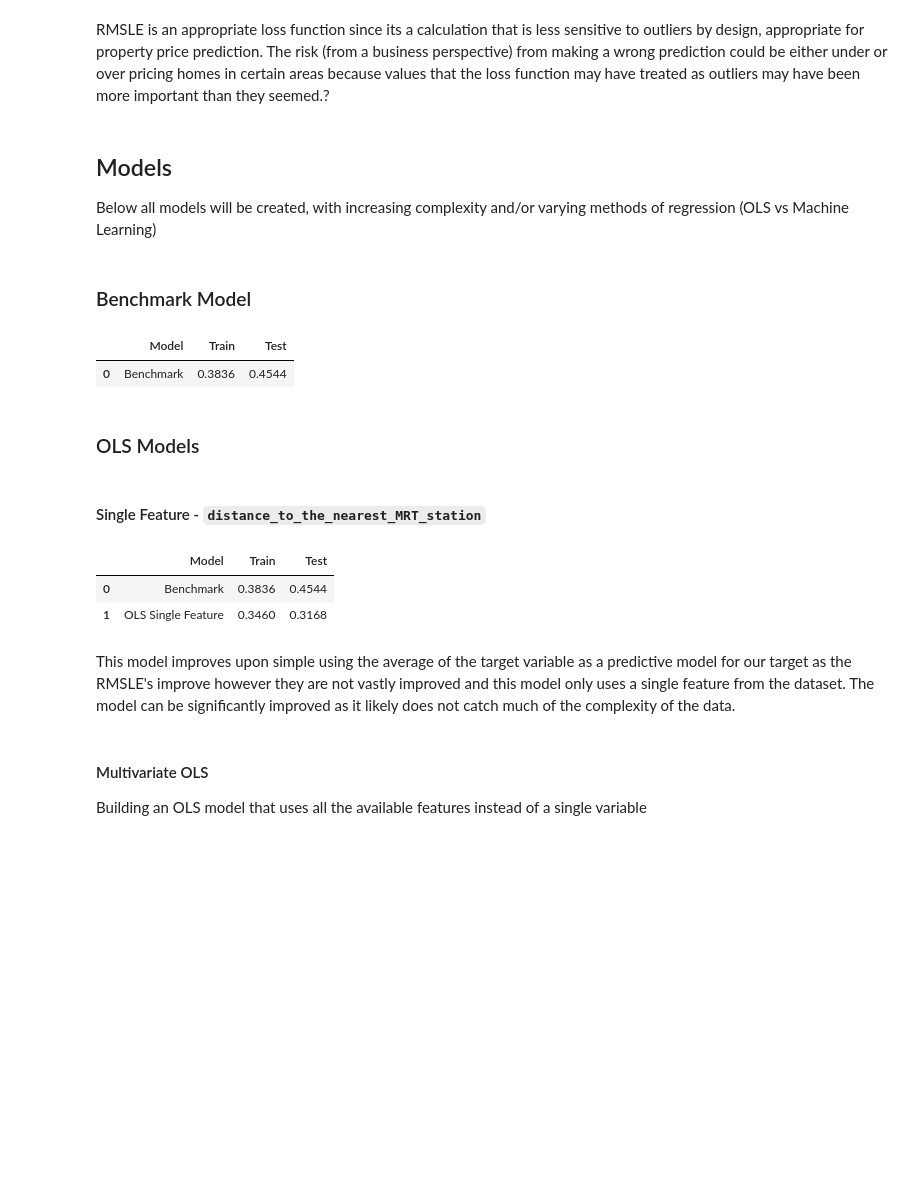
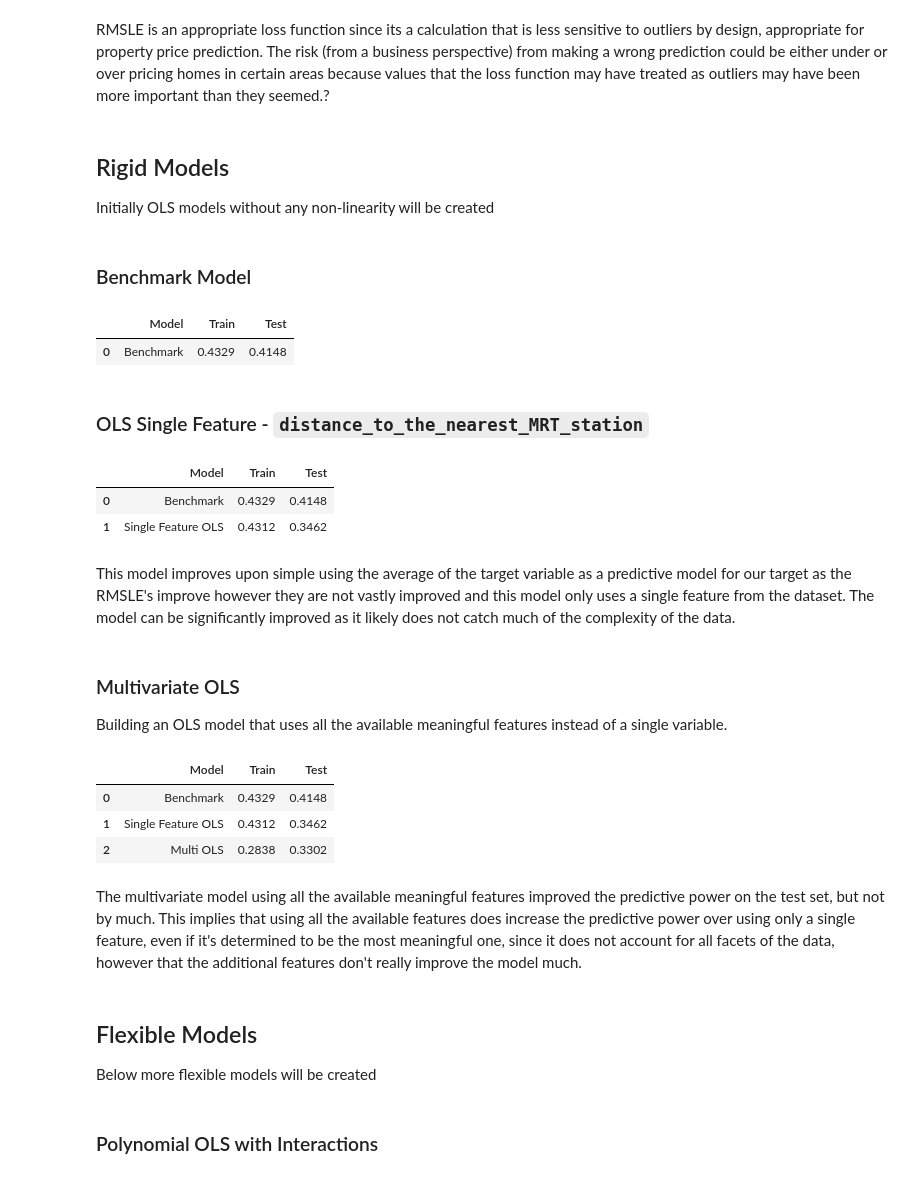
Before and after one commit to nxfern/DS2_Assignment1, a Jupyter notebook: DS2_Assignment1_NF.ipynb, the cells around one changed output. Saved outputs shown, nothing was run; the diff lists cells and outputs as text; code cells hidden in the pictures; blank space fills up the shorter version.

```diff
--- a/DS2_Assignment1_NF.ipynb
+++ b/DS2_Assignment1_NF.ipynb
@@ -50,0 +50,16 @@ Size of the training set: (58, 7), size of the test set: (25, 7)
+# %%
+# Dropping the id column because it's unecessary
+real_estate_data.drop(columns=['id'], inplace=True)
+
+# Creating a randomly selected 20% sample of the data, creating target variable 'outcome'
+real_estate_sample = real_estate_data.sample(frac=0.2)
+outcome = real_estate_sample["house_price_of_unit_area"]
+
+# Selecting numeric features as X variables, excluding target variable, transaction_date, latitude, and longitude
+features = real_estate_sample.drop(columns=["house_price_of_unit_area", "transaction_date", "latitude", "longitude"])
+
+# Creating training and testing splits from features and target, using a 30% split per specifications
+X_train, X_test, y_train, y_test = train_test_split(features, outcome, test_size=0.3, random_state=prng)
+
+print(f"Size of the training set: {X_train.shape}, size of the test set: {X_test.shape}")
+X_train.head()
@@ -57,8 +80,8 @@ def calculateRMSLE(prediction, y_obs):
 # %% [markdown]
 RMSLE is an appropriate loss function since its a calculation that is less sensitive to outliers by design, appropriate for property price prediction. The risk (from a business perspective) from making a wrong prediction could be either under or over pricing homes in certain areas because values that the loss function may have treated as outliers may have been more important than they seemed.?
 # %% [markdown]
-## Models
-Below all models will be created, with increasing complexity and/or varying methods of regression (OLS vs Machine Learning)
+## Rigid Models
+Initially OLS models without any non-linearity will be created
 # %% [markdown]
 ### Benchmark Model
 # %%
@@ -73,32 +96,54 @@ results = pd.DataFrame([benchmark_pred], columns=['Model', 'Train', 'Test'])
 results
 # %% [output]
 |  | Model | Train | Test |
-| 0 | Benchmark | 0.3836 | 0.4544 |
+| 0 | Benchmark | 0.4329 | 0.4148 |
-# %% [markdown]
-### OLS Models
 # %% [markdown]
-#### Single Feature - `distance_to_the_nearest_MRT_station`
+### OLS Single Feature - `distance_to_the_nearest_MRT_station`
 # %%
 # Importing required library
 from sklearn.linear_model import LinearRegression
 
 # Creating OLS model trained on only `distance_to_the_nearest_MRT_station`
 ols_single = LinearRegression().fit(X_train[['distance_to_the_nearest_MRT_station']], y_train)
 
 # Creating predictions for model and calculating RMSLE
 train_error = calculateRMSLE(ols_single.predict(X_train[['distance_to_the_nearest_MRT_station']]), y_train)
 test_error = calculateRMSLE(ols_single.predict(X_test[['distance_to_the_nearest_MRT_station']]), y_test)
-ols_single_pred = ['OLS Single Feature', train_error, test_error]
+ols_single_pred = ['Single Feature OLS', train_error, test_error]
 
 # Adding to results
 results.loc[len(results)] = ols_single_pred
 results
 # %% [output]
 |  | Model | Train | Test |
-| 0 | Benchmark | 0.3836 | 0.4544 |
-| 1 | OLS Single Feature | 0.3460 | 0.3168 |
+| 0 | Benchmark | 0.4329 | 0.4148 |
+| 1 | Single Feature OLS | 0.4312 | 0.3462 |
 # %% [markdown]
 This model improves upon simple using the average of the target variable as a predictive model for our target as the RMSLE's improve however they are not vastly improved and this model only uses a single feature from the dataset. The model can be significantly improved as it likely does not catch much of the complexity of the data.
 # %% [markdown]
-#### Multivariate OLS
-Building an OLS model that uses all the available features instead of a single variable
+### Multivariate OLS
+Building an OLS model that uses all the available meaningful features instead of a single variable.
+# %%
+# Creating multivariate OLS model and fitting to training data
+ols_multi = LinearRegression().fit(X_train, y_train)
+
+# Creating predictions
+train_error = calculateRMSLE(ols_multi.predict(X_train), y_train)
+test_error = calculateRMSLE(ols_multi.predict(X_test), y_test)
+ols_multi_pred = ['Multi OLS', train_error, test_error]
+
+# Adding to results
+results.loc[len(results)] = ols_multi_pred
+results
+# %% [output]
+|  | Model | Train | Test |
+| 0 | Benchmark | 0.4329 | 0.4148 |
+| 1 | Single Feature OLS | 0.4312 | 0.3462 |
+| 2 | Multi OLS | 0.2838 | 0.3302 |
+# %% [markdown]
+The multivariate model using all the available meaningful features improved the predictive power on the test set, but not by much. This implies that using all the available features does increase the predictive power over using only a single feature, even if it's determined to be the most meaningful one, since it does not account for all facets of the data, however that the additional features don't really improve the model much.
+# %% [markdown]
+## Flexible Models
+Below more flexible models will be created
+# %% [markdown]
+### Polynomial OLS with Interactions
```
Also changed, not shown: parts of 17 cells of this notebook.
